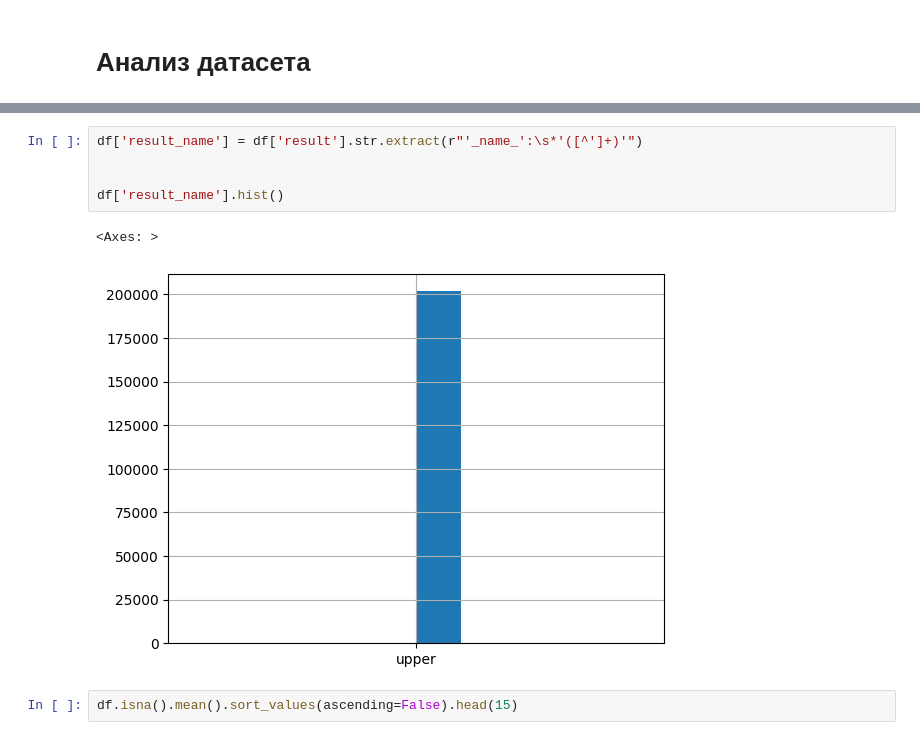
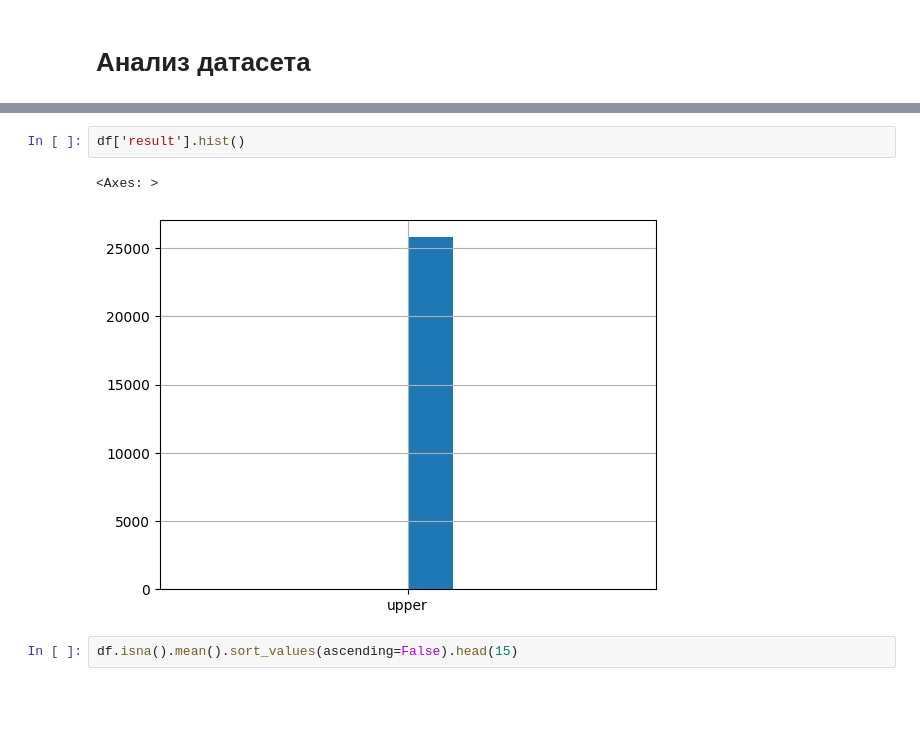
Before and after one commit to temaptz/ticker-analysis, a Jupyter notebook: jupyter/learn_ta_3_volume.ipynb, the cells around one changed output, grey strips where cells are left out. Saved outputs shown, nothing was run; the diff lists cells and outputs as text; blank space fills up the shorter version.

```diff
--- a/jupyter/learn_ta_3_volume.ipynb
+++ b/jupyter/learn_ta_3_volume.ipynb
@@ -30,11 +30,8 @@ df
 # %%
-df['result_name'] = df['result'].str.extract(r"'_name_':\s*'([^']+)'")
-
-
-df['result_name'].hist()
+df['result'].hist()
 # %% [output]
 <Axes: >
-[figure, old version]
+[figure, new version]
 # %%
 df.isna().mean().sort_values(ascending=False).head(15)
 # %% [output]
```
Also changed, not shown: parts of 2 cells of this notebook, 2 other files.
